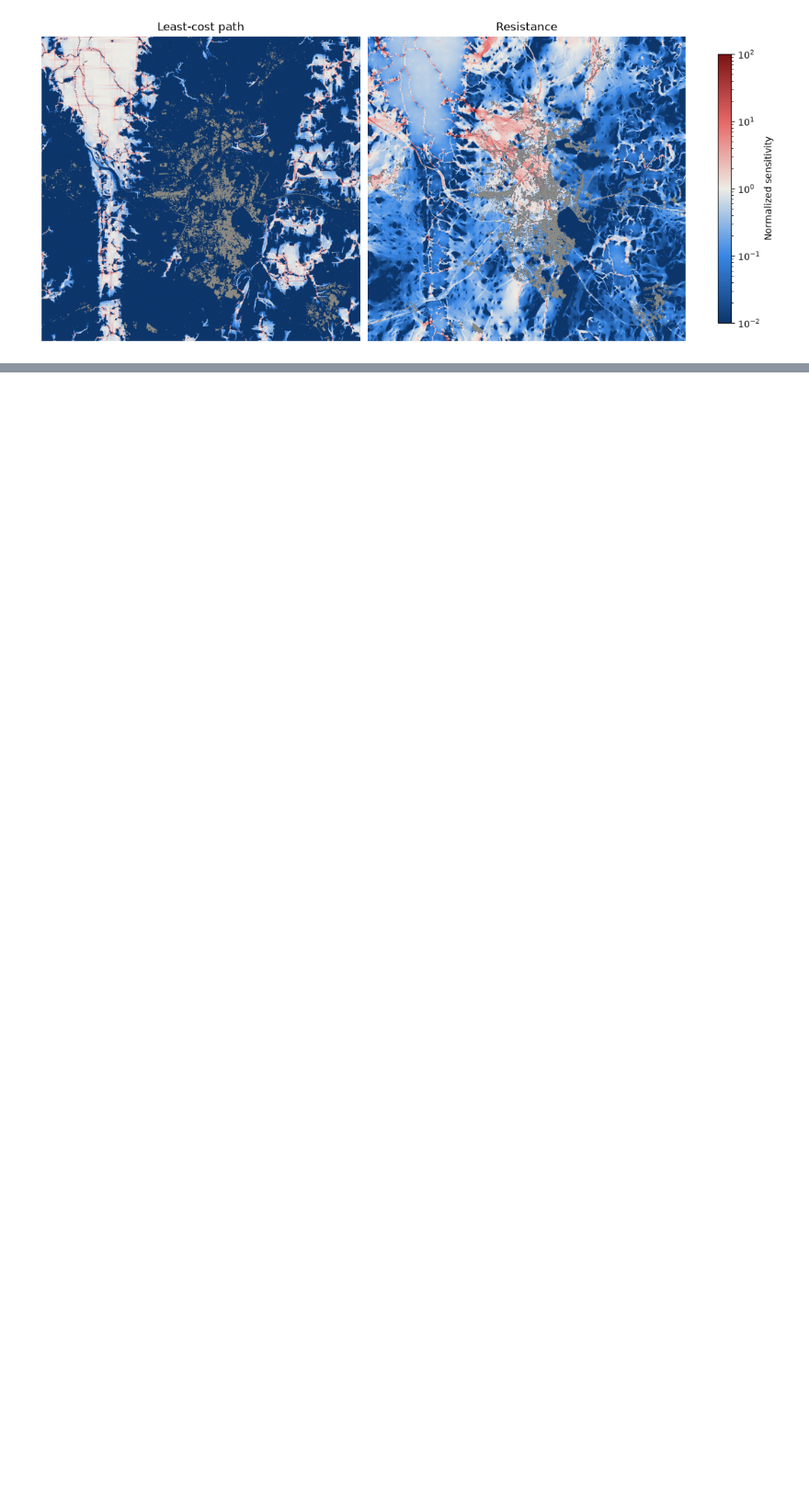
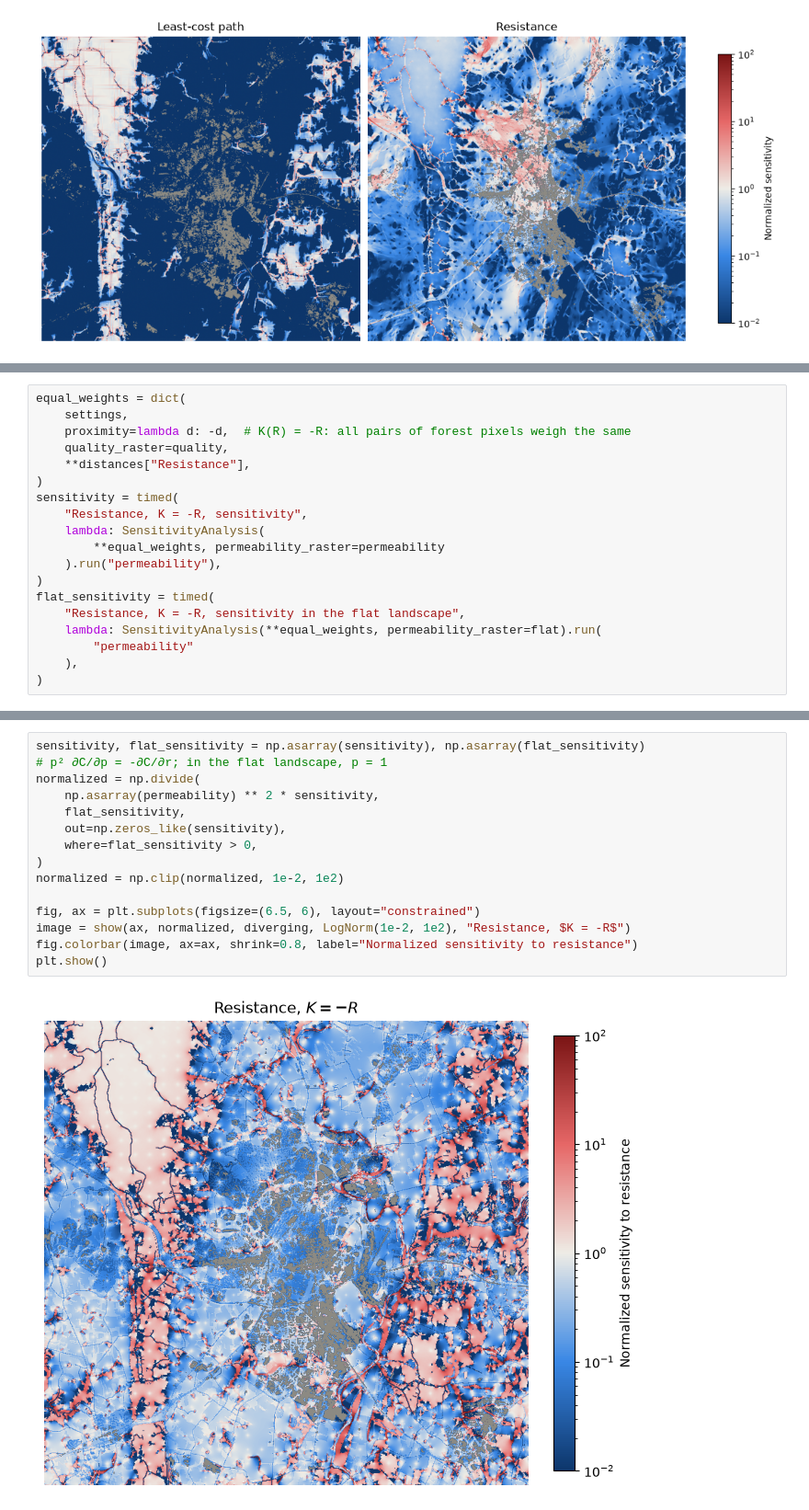
Before and after one commit to vboussange/jaxscape, a Jupyter notebook: docs/examples/connectivity_analysis/connectivity_analysis.ipynb, the cells around one changed output, grey strips where cells are left out. Shown at 92% size. Drawn from its saved outputs; the diff is of its cells as text; blank space fills up the shorter version.

```diff
--- a/docs/examples/connectivity_analysis/connectivity_analysis.ipynb
+++ b/docs/examples/connectivity_analysis/connectivity_analysis.ipynb
@@ -285,0 +301,19 @@ For least-cost paths, forest interiors are close to 1: optimal paths there are a
+# %%
+equal_weights = dict(
+    settings,
+    proximity=lambda d: -d,  # K(R) = -R: all pairs of forest pixels weigh the same
+    quality_raster=quality,
+    **distances["Resistance"],
+)
+sensitivity = timed(
+    "Resistance, K = -R, sensitivity",
+    lambda: SensitivityAnalysis(
+        **equal_weights, permeability_raster=permeability
+    ).run("permeability"),
+)
+flat_sensitivity = timed(
+    "Resistance, K = -R, sensitivity in the flat landscape",
+    lambda: SensitivityAnalysis(**equal_weights, permeability_raster=flat).run(
+        "permeability"
+    ),
+)
@@ -285,0 +323,17 @@ For least-cost paths, forest interiors are close to 1: optimal paths there are a
+# %%
+sensitivity, flat_sensitivity = np.asarray(sensitivity), np.asarray(flat_sensitivity)
+# p² ∂C/∂p = -∂C/∂r; in the flat landscape, p = 1
+normalized = np.divide(
+    np.asarray(permeability) ** 2 * sensitivity,
+    flat_sensitivity,
+    out=np.zeros_like(sensitivity),
+    where=flat_sensitivity > 0,
+)
+normalized = np.clip(normalized, 1e-2, 1e2)
+
+fig, ax = plt.subplots(figsize=(6.5, 6), layout="constrained")
+image = show(ax, normalized, diverging, LogNorm(1e-2, 1e2), "Resistance, $K = -R$")
+fig.colorbar(image, ax=ax, shrink=0.8, label="Normalized sensitivity to resistance")
+plt.show()
+# %% [output]
+[figure, added]
```
Also changed, not shown: parts of 19 cells of this notebook.
